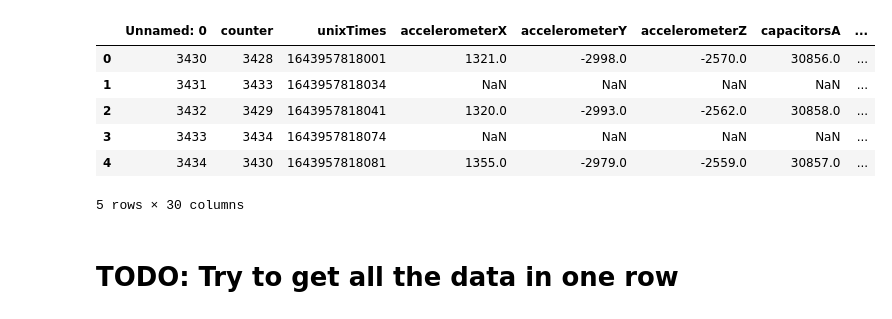
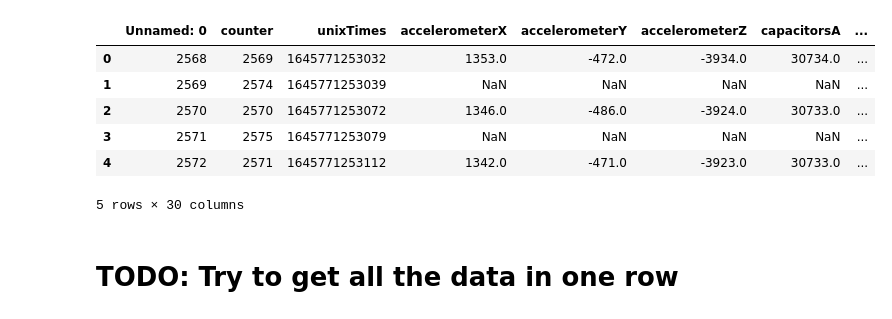
Before and after one commit to lucky-verma/Sleep-Awake-Classifiation-using-PPG, a Jupyter notebook: epoch_analysis.ipynb, the cells around one changed output. Drawn from its saved outputs; the diff is of its cells as text; code cells hidden in the pictures.

```diff
--- a/epoch_analysis.ipynb
+++ b/epoch_analysis.ipynb
@@ -21,16 +21,16 @@ from sklearn.metrics import classification_report, confusion_matrix
 from sklearn.ensemble import RandomForestClassifier
 # %%
 # Read raw PPG files
-path = r'prof_data\resteaze\00000177-resteaze-sync.csv'
+path = r'prof_data\resteaze\00000192-resteaze-sync.csv'
 mdf = pd.read_csv(path, sep=',')
 mdf.head()
 # %% [output]
 |  | Unnamed: 0 | counter | unixTimes | accelerometerX | accelerometerY | accelerometerZ | capacitorsA | ... |
-| 0 | 3430 | 3428 | 1643957818001 | 1321.0 | -2998.0 | -2570.0 | 30856.0 | ... |
-| 1 | 3431 | 3433 | 1643957818034 | NaN | NaN | NaN | NaN | ... |
-| 2 | 3432 | 3429 | 1643957818041 | 1320.0 | -2993.0 | -2562.0 | 30858.0 | ... |
-| 3 | 3433 | 3434 | 1643957818074 | NaN | NaN | NaN | NaN | ... |
-| 4 | 3434 | 3430 | 1643957818081 | 1355.0 | -2979.0 | -2559.0 | 30857.0 | ... |
+| 0 | 2568 | 2569 | 1645771253032 | 1353.0 | -472.0 | -3934.0 | 30734.0 | ... |
+| 1 | 2569 | 2574 | 1645771253039 | NaN | NaN | NaN | NaN | ... |
+| 2 | 2570 | 2570 | 1645771253072 | 1346.0 | -486.0 | -3924.0 | 30733.0 | ... |
+| 3 | 2571 | 2575 | 1645771253079 | NaN | NaN | NaN | NaN | ... |
+| 4 | 2572 | 2571 | 1645771253112 | 1342.0 | -471.0 | -3923.0 | 30733.0 | ... |
 5 rows × 30 columns
 # %%
 fname = path.split('\\')[-1].split('-')[0]
```
Also changed, not shown: parts of 13 cells of this notebook, 59 other files.
